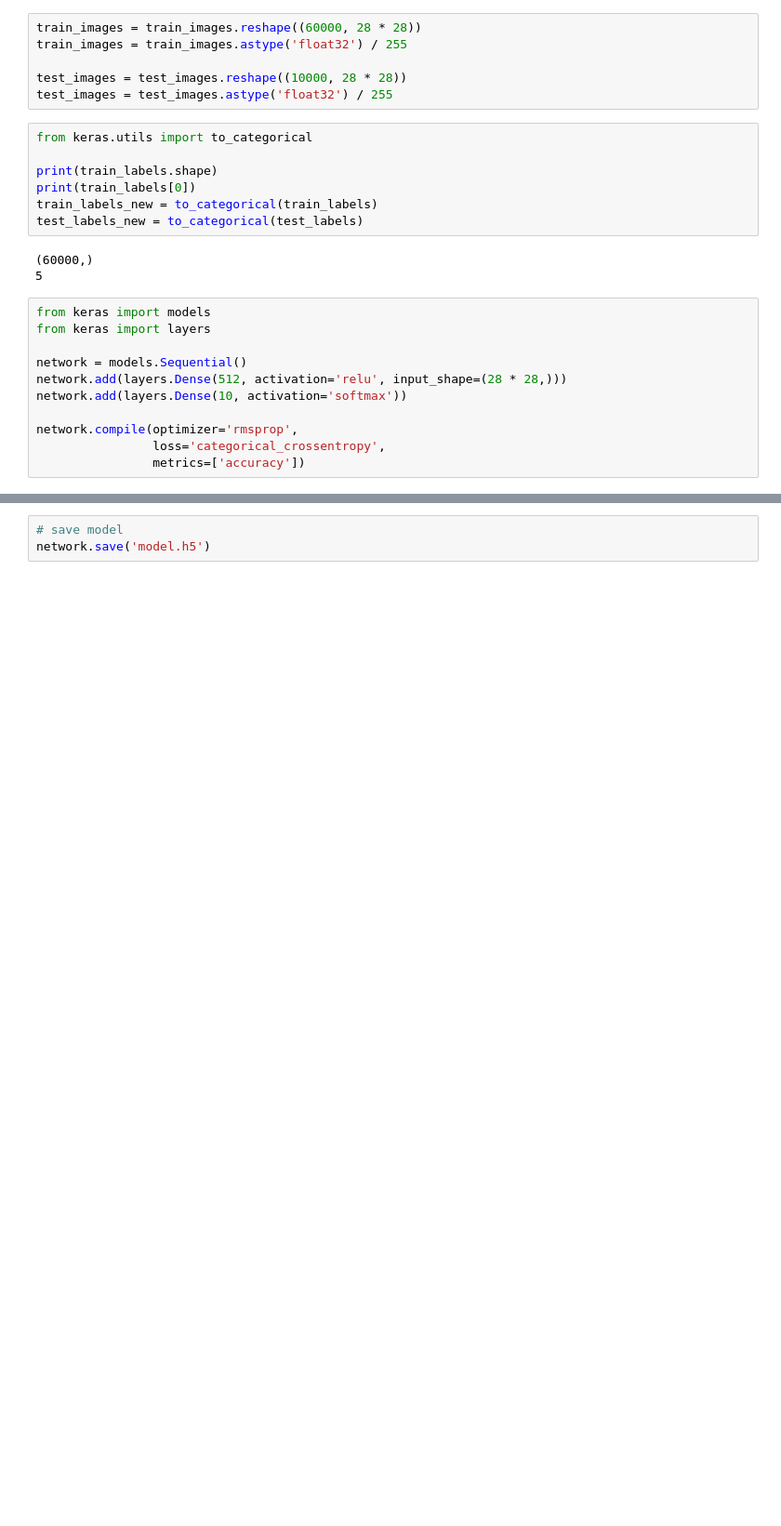
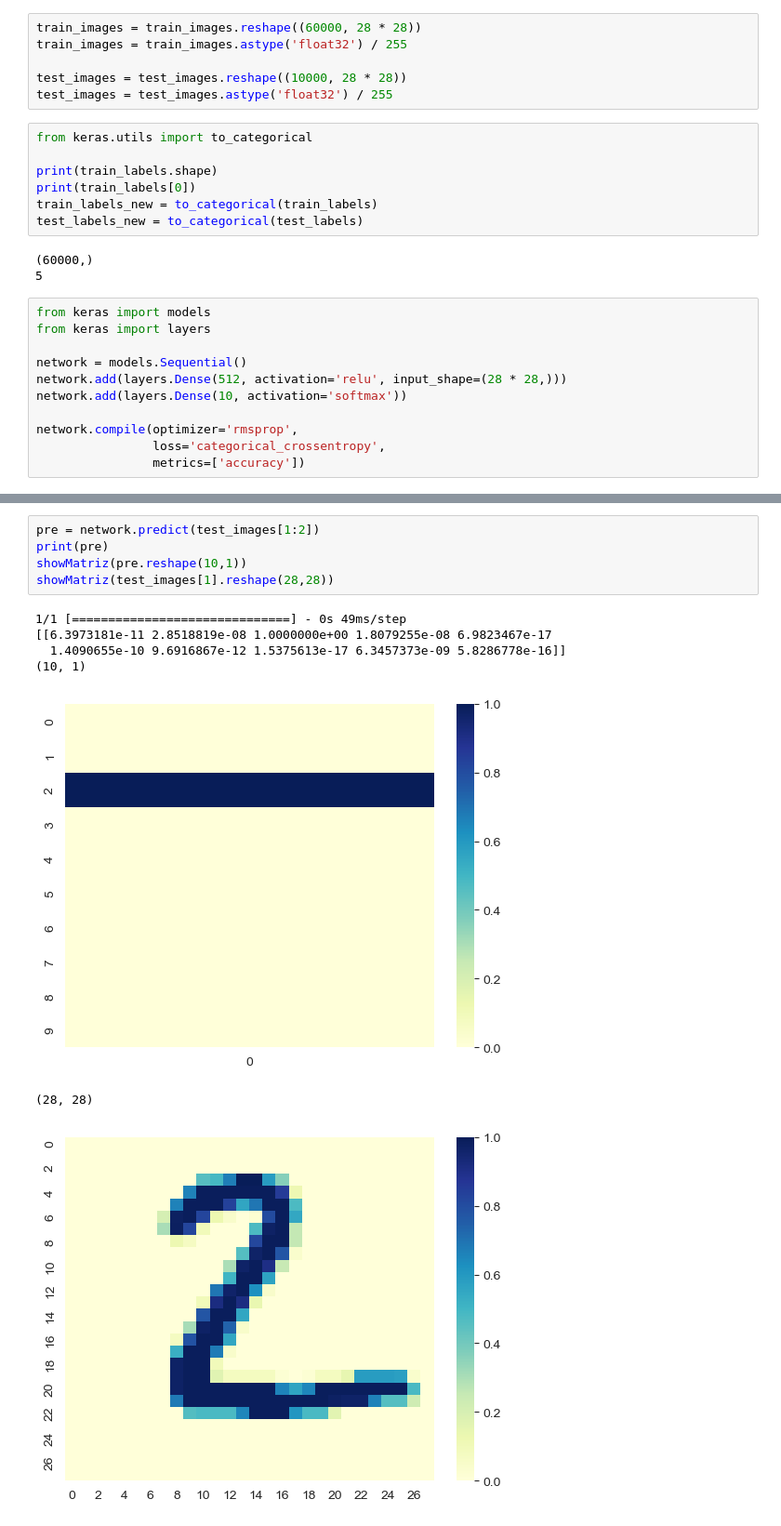
Before and after one commit to ignacio-magno/deep_learning_for_python, a Jupyter notebook: book.ipynb, the cells around one changed output, grey strips where cells are left out. Shown at 93% size. Drawn from its saved outputs; the diff is of its cells as text; blank space fills up the shorter version.

```diff
--- a/book.ipynb
+++ b/book.ipynb
@@ -85,3 +102,13 @@ test_loss: 0.06200798973441124
-# %%
-# save model
-network.save('model.h5')
+# %%
+pre = network.predict(test_images[1:2])
+print(pre)
+showMatriz(pre.reshape(10,1))
+showMatriz(test_images[1].reshape(28,28))
+# %% [output]
+1/1 [==============================] - 0s 49ms/step
+[[6.3973181e-11 2.8518819e-08 1.0000000e+00 1.8079255e-08 6.9823467e-17
+  1.4090655e-10 9.6916867e-12 1.5375613e-17 6.3457373e-09 5.8286778e-16]]
+(10, 1)
+[figure, added]
+(28, 28)
+[figure, added]
```
Also changed, not shown: parts of 4 cells of this notebook, 3 other files.
